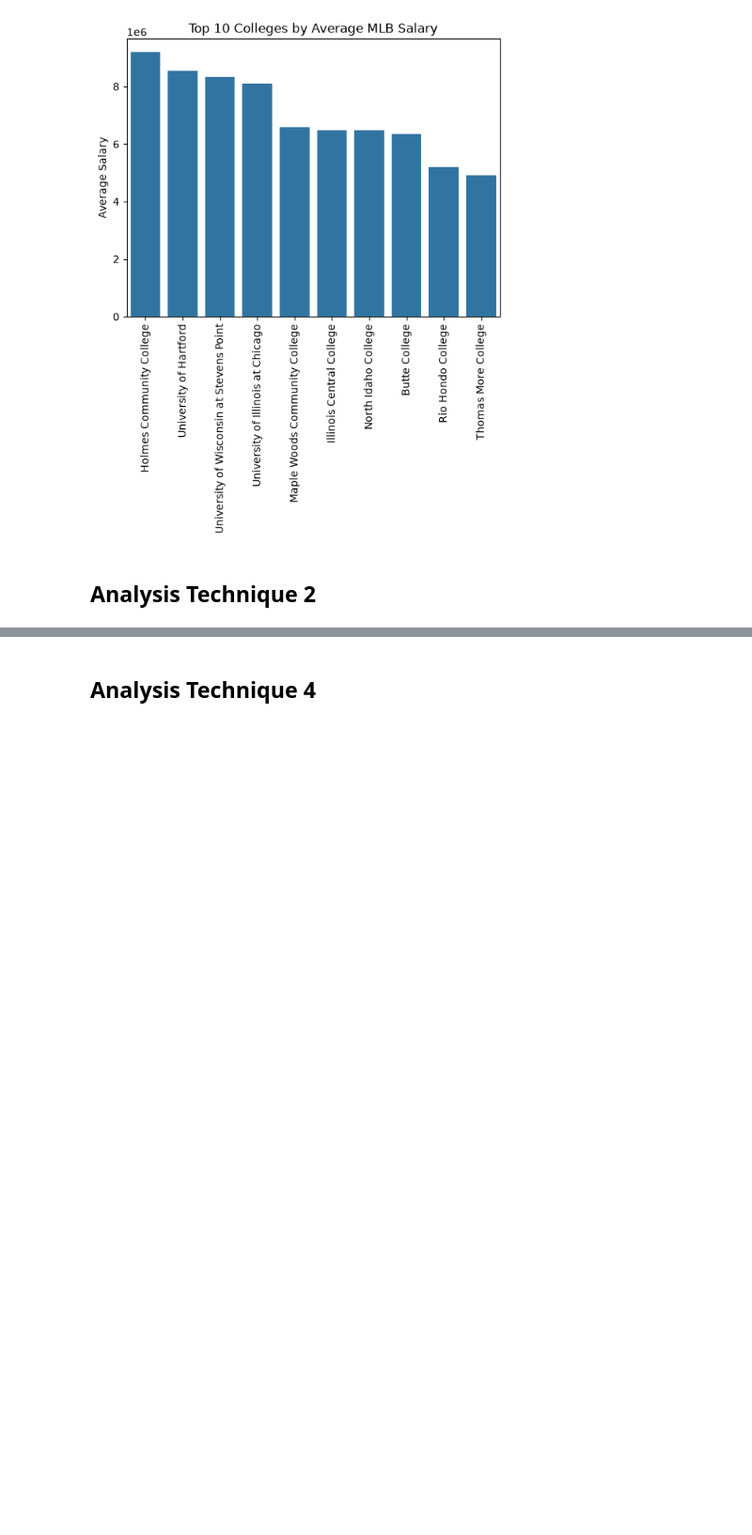
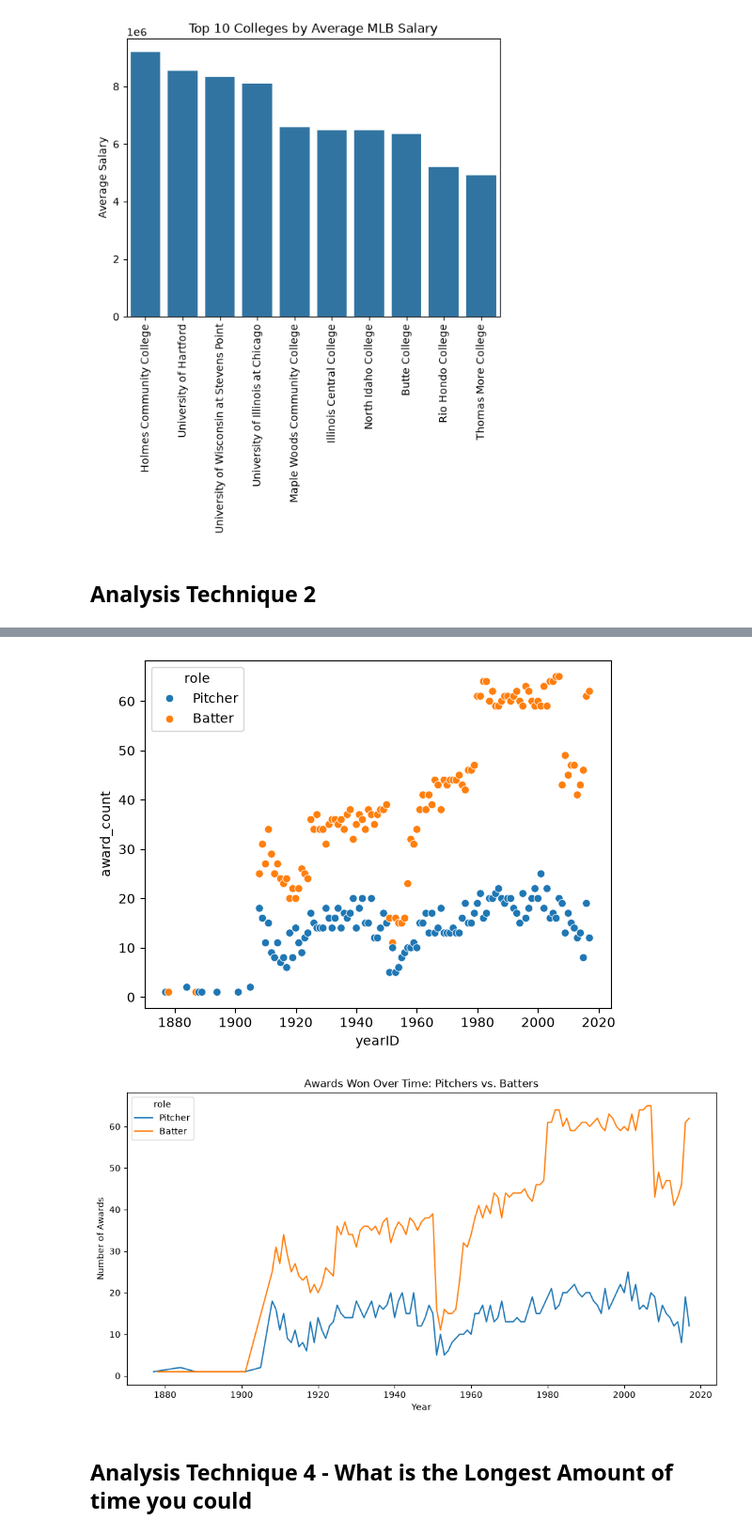
Before and after one commit to Churro1/CS5830_Project1, a Jupyter notebook: project1.ipynb, the cells around one changed output, grey strips where cells are left out. Shown at 94% size. Cells and saved outputs as stored; diff of their text form; code cells hidden in the pictures; blank space fills up the shorter version.

Commit message:
Added in Ethan's first analysis, #3, to the notebook.

```diff
--- a/project1.ipynb
+++ b/project1.ipynb
@@ -94,0 +100,7 @@ chart.tick_params(axis='x', rotation=90)
+# %%
+# Many batters pitched, and vice versa. To better separate into more distinct groups,
+# I only keep players that won awards, and if the player pitched the year they won
+# an award, they are counted as a pitcher. Otherwise, they are a batter.
+
+pitchers_unique = pitchers[['playerID', 'yearID']].drop_duplicates(subset=['playerID', 'yearID'])
+pitchers_unique
@@ -94,0 +121,4 @@ chart.tick_params(axis='x', rotation=90)
+# %%
+# add a column for whether the player has pitched that year or not for later joining
+pitchers_unique['is_pitcher'] = 1
+pitchers_unique
@@ -94,0 +139,8 @@ chart.tick_params(axis='x', rotation=90)
+# %%
+# merge the awards with the pitchers, then replace any nans for is_pitcher with 0
+# which represents batters for that year. This should exclude any non-award winning
+# players. Added role column for better readability
+pitcher_awards_merge = pd.merge(awards, pitchers_unique, on=['playerID', 'yearID'], how='left')
+pitcher_awards_merge['is_pitcher'] = pitcher_awards_merge['is_pitcher'].fillna(0)
+pitcher_awards_merge['role'] = pitcher_awards_merge['is_pitcher'].map({1: 'Pitcher', 0: 'Batter'})
+pitcher_awards_merge
@@ -94,0 +161,4 @@ chart.tick_params(axis='x', rotation=90)
+# %%
+# merge the awards by year and role to get a count of awards won by group for each year
+pitcher_awards = pitcher_awards_merge.groupby(['yearID', 'role']).size().reset_index(name='award_count')
+pitcher_awards
@@ -95,2 +179,15 @@ chart.tick_params(axis='x', rotation=90)
+# %%
+sns.scatterplot(data=pitcher_awards, x='yearID', y='award_count', hue='role')
+
+
+plt.figure(figsize=(12, 6))
+sns.lineplot(data=pitcher_awards, x='yearID', y='award_count', hue='role')
+plt.title('Awards Won Over Time: Pitchers vs. Batters')
+plt.xlabel('Year')
+plt.ylabel('Number of Awards')
+plt.show()
+# %% [output]
+[figure, added]
+[figure, added]
 # %% [markdown]
-## Analysis Technique 4
+## Analysis Technique 4 - What is the Longest Amount of time you could
```
Also changed, not shown: parts of 8 cells of this notebook.
